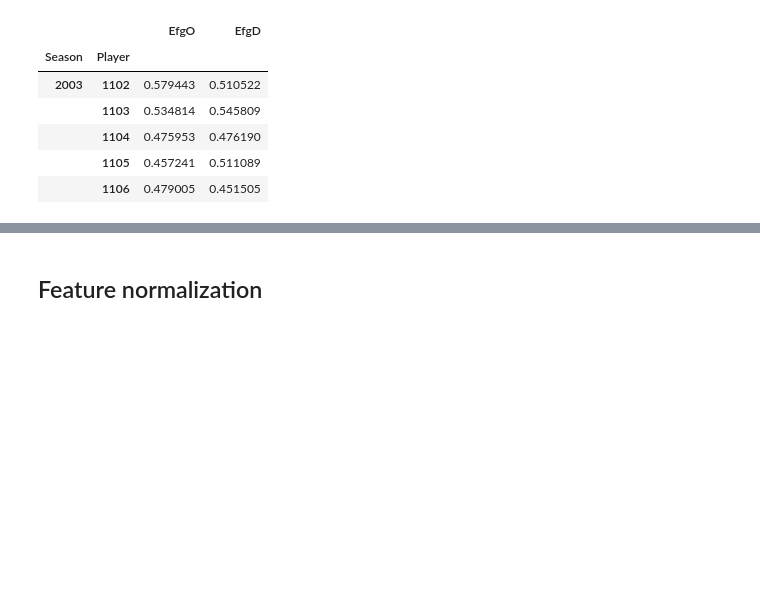
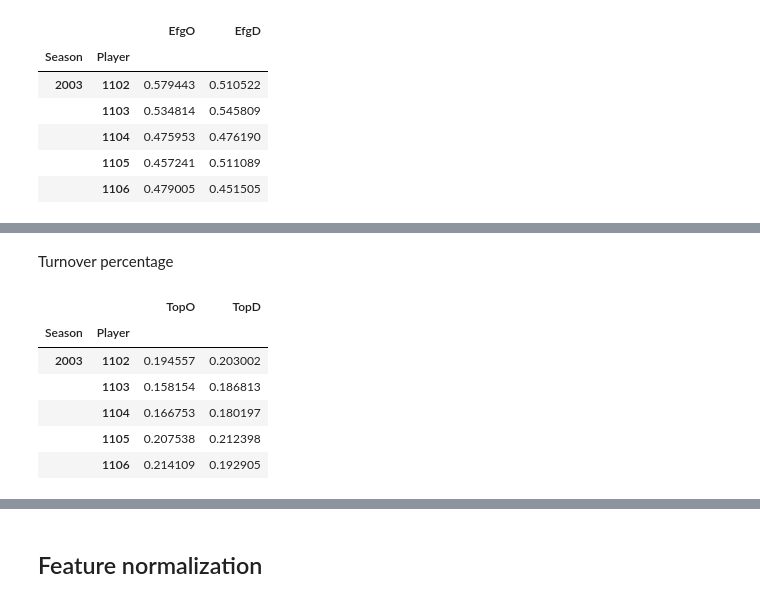
Before and after one commit to wattlebird/KaggleMarchMania2017, a Jupyter notebook: Main2.ipynb, the cells around one changed output, grey strips where cells are left out. Saved outputs shown, nothing was run; the diff lists cells and outputs as text; code cells hidden in the pictures; blank space fills up the shorter version.

```diff
--- a/Main2.ipynb
+++ b/Main2.ipynb
@@ -118,0 +109,19 @@ result = pd.merge(result, rst, left_on=['Season', 'Player'], right_index=True)
+# %% [markdown]
+Turnover percentage
+# %%
+t = new_regular[['Season', 'Player', 'Opponent', 'Wfga', 'Wfta', 'Wto', 'Lfga', 'Lfta', 'Lto']].copy()
+t["TopO"] = np.require(t['Wfga'].values+t['Wto'].values, dtype=np.float) + \
+0.44* np.require(t['Wfta'].values, dtype=np.float)
+t["TopD"] = np.require(t['Lfga'].values+t['Lto'].values, dtype=np.float) + \
+0.44* np.require(t['Lfta'].values, dtype=np.float)
+t = t.groupby(by=['Season', 'Player']).sum()
+rst = pd.DataFrame({'TopO': t['Wto']/t['TopO'], 'TopD': t['Lto']/t['TopD']}, columns=['TopO', 'TopD'])
+rst.head()
+# %% [output]
+|  |  | TopO | TopD |
+| Season | Player |  |  |
+| 2003 | 1102 | 0.194557 | 0.203002 |
+|  | 1103 | 0.158154 | 0.186813 |
+|  | 1104 | 0.166753 | 0.180197 |
+|  | 1105 | 0.207538 | 0.212398 |
+|  | 1106 | 0.214109 | 0.192905 |
```
Also changed, not shown: parts of 10 cells of this notebook.
